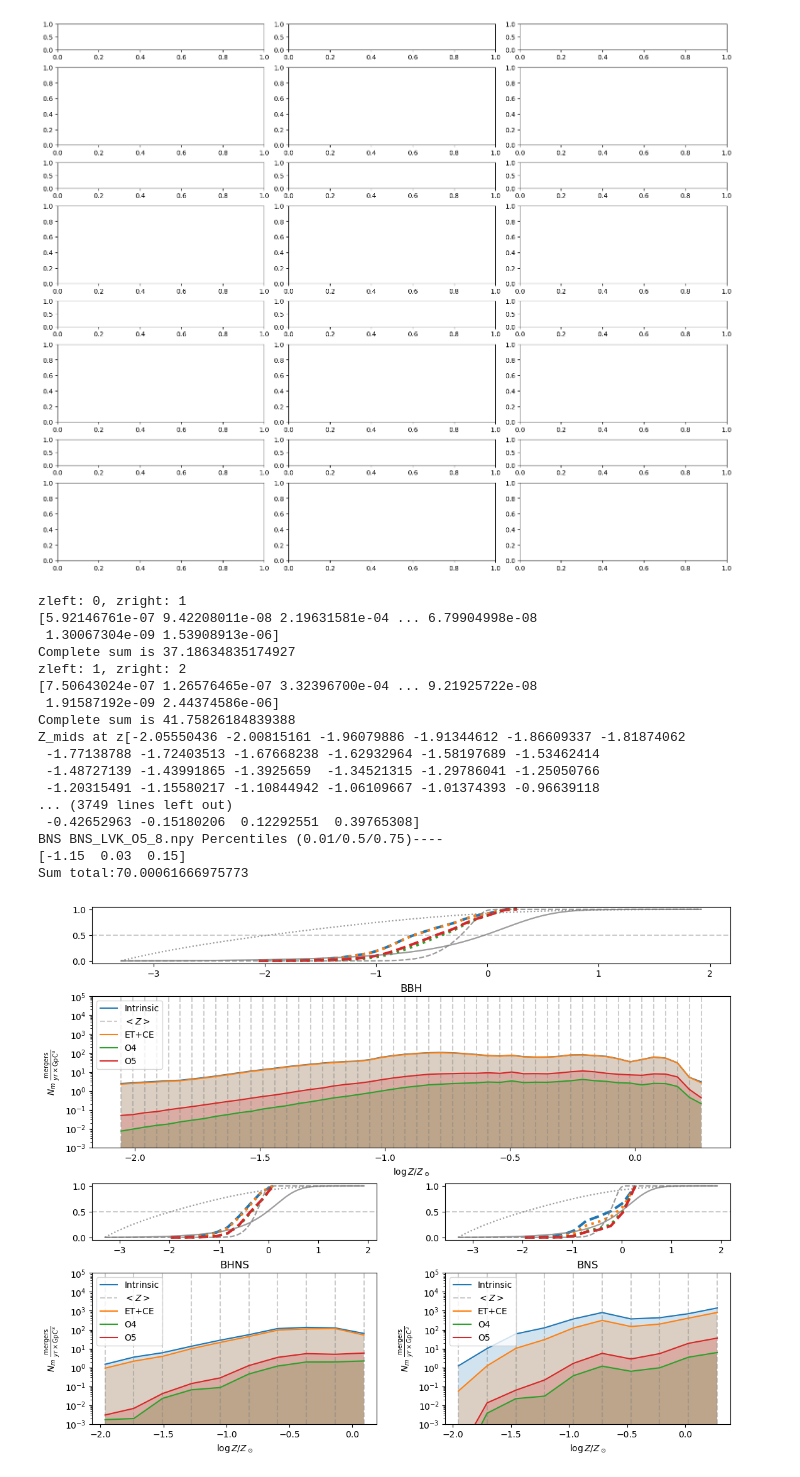
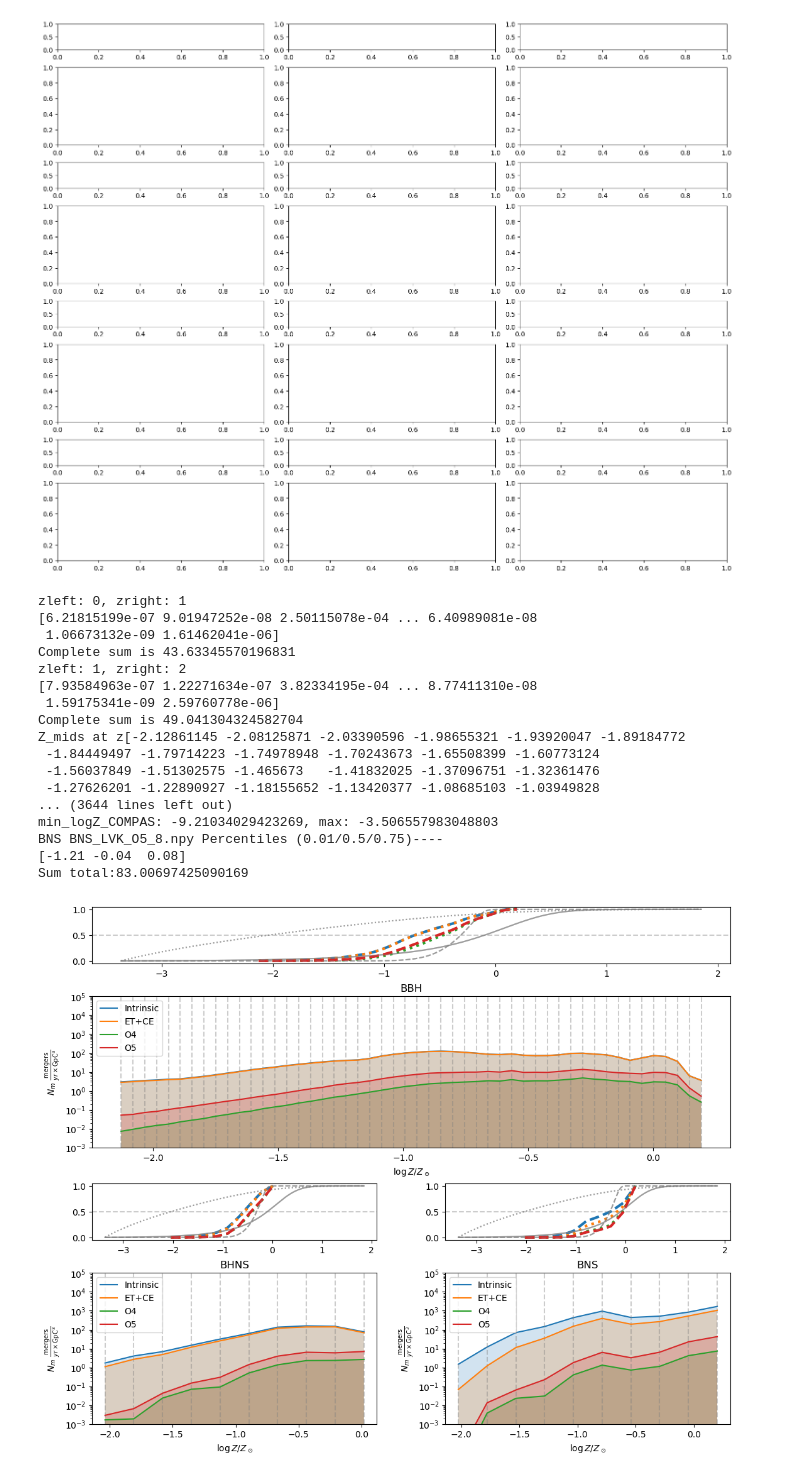
Before and after one commit to stlgolfer/metallicity_mergers, a Jupyter notebook: large_plot.ipynb, the cells around one changed output. Saved outputs shown, nothing was run; the diff lists cells and outputs as text; code cells hidden in the pictures.

```diff
--- a/large_plot.ipynb
+++ b/large_plot.ipynb
@@ -308,12 +308,12 @@ def show_metallicity_comp(redshifts, ax):
         dpdlogZ, Zs, _ = fci.find_metallicity_distribution(
             # intrinsic['redshifts'],
             redshifts,
-            -4,
-            -1,
+            -9.21034029423269,
+            -3.506557983048803,
             mu0=c.mu0, muz=c.muz, sigma_0=c.sigma0, sigma_z=c.sigmaz, alpha =c.alpha) # ok so will need the ranges, which we can get from an FCI run
         dpdlogZ_overreds = np.sum(dpdlogZ,axis=0)
         ax.plot(
-            np.log10(Zs/0.012),
+            np.log10(Zs/0.0142),
             np.cumsum(dpdlogZ_overreds)/np.sum(dpdlogZ_overreds),
             label=c.name,
             color=c.color,
@@ -381,47 +381,47 @@ def plot_subpopulation(pop_type, loc, num_bins):
         ax.set_yscale('log')
         ax.set_title(pop_type)
         ax.set_ylim(1e-3,1e5)
         ax.set_ylabel(r'$N_m~\frac{\text{mergers}}{yr\times\text{GpC}^3}$')
         ax.set_xlabel(r'$\log Z/Z_\odot$')
 
         i_total, Z_mids, _ = subpopulation_sens(None, 'Intrinsic', False)
 
         import shared
         importlib.reload(shared)
-        shared.show_vlines(ax, Z_mids, r'$<Z>$')
+        shared.show_vlines(ax, Z_mids) #, r'$<Z>$'
 
         assert i_total > 0.99, f"Re-bin failure: {i_total}"
         print(f'Summed ratio vs intrinsic: {i_total}')
-        etce_total, _, __ = subpopulation_sens(f'{pop_type}_CE_8.npy', 'ET+CE', True, cdfstyle='dotted')
+        etce_total, _, __ = subpopulation_sens(f'{pop_type}_ETCE_8.npy', 'ET+CE', True, cdfstyle='dotted')
         o4_total = subpopulation_sens(f'{pop_type}_LV_O4a_8.npy', 'O4', True, cdfstyle='dotted')
         o5_total = subpopulation_sens(f'{pop_type}_LVK_O5_8.npy', 'O5', True)
         ax.legend()
         # print(f'etce/intrinsic: {etce_total/i_total}')
         # print(f'Ratios: {etce_total/i_total}, {o5_total/i_total}')
         # ax.legend()
         # plot(intrinsic, large_ax[loc], f'{pop_type}_O5_8.npy', large_ax[f'{loc}CDF'], intrinsic=False, do_binning=False)
         # plot(intrinsic, large_ax[loc], f'{pop_type}_O4_8.npy', large_ax[f'{loc}CDF'], intrinsic=False, do_binning=False)
         # plot(intrinsic, large_ax[loc], f'{pop_type}_ET_CE_10.npy', large_ax[f'{loc}CDF'], intrinsic=False, do_binning=False)
 plot_subpopulation('BBH', 'Top', num_bins=50)
 plot_subpopulation('BHNS', 'Left', num_bins=10)
 plot_subpopulation('BNS', 'Right', num_bins=10)
 large_fig.show()
 # %% [output]
 zleft: 0, zright: 1
-[5.92146761e-07 9.42208011e-08 2.19631581e-04 ... 6.79904998e-08
- 1.30067304e-09 1.53908913e-06]
-Complete sum is 37.18634835174927
+[6.21815199e-07 9.01947252e-08 2.50115078e-04 ... 6.40989081e-08
+ 1.06673132e-09 1.61462041e-06]
+Complete sum is 43.63345570196831
 zleft: 1, zright: 2
-[7.50643024e-07 1.26576465e-07 3.32396700e-04 ... 9.21925722e-08
- 1.91587192e-09 2.44374586e-06]
-Complete sum is 41.75826184839388
-Z_mids at z[-2.05550436 -2.00815161 -1.96079886 -1.91344612 -1.86609337 -1.81874062
- -1.77138788 -1.72403513 -1.67668238 -1.62932964 -1.58197689 -1.53462414
- -1.48727139 -1.43991865 -1.3925659  -1.34521315 -1.29786041 -1.25050766
- -1.20315491 -1.15580217 -1.10844942 -1.06109667 -1.01374393 -0.96639118
-... (3749 lines left out)
- -0.42652963 -0.15180206  0.12292551  0.39765308]
+[7.93584963e-07 1.22271634e-07 3.82334195e-04 ... 8.77411310e-08
+ 1.59175341e-09 2.59760778e-06]
+Complete sum is 49.041304324582704
+Z_mids at z[-2.12861145 -2.08125871 -2.03390596 -1.98655321 -1.93920047 -1.89184772
+ -1.84449497 -1.79714223 -1.74978948 -1.70243673 -1.65508399 -1.60773124
+ -1.56037849 -1.51302575 -1.465673   -1.41832025 -1.37096751 -1.32361476
+ -1.27626201 -1.22890927 -1.18155652 -1.13420377 -1.08685103 -1.03949828
+... (3644 lines left out)
+min_logZ_COMPAS: -9.21034029423269, max: -3.506557983048803
 BNS BNS_LVK_O5_8.npy Percentiles (0.01/0.5/0.75)----
-[-1.15  0.03  0.15]
-Sum total:70.00061666975773
+[-1.21 -0.04  0.08]
+Sum total:83.00697425090169
-[figure, old version]
+[figure, new version]
```
Also changed, not shown: 4 other files.
